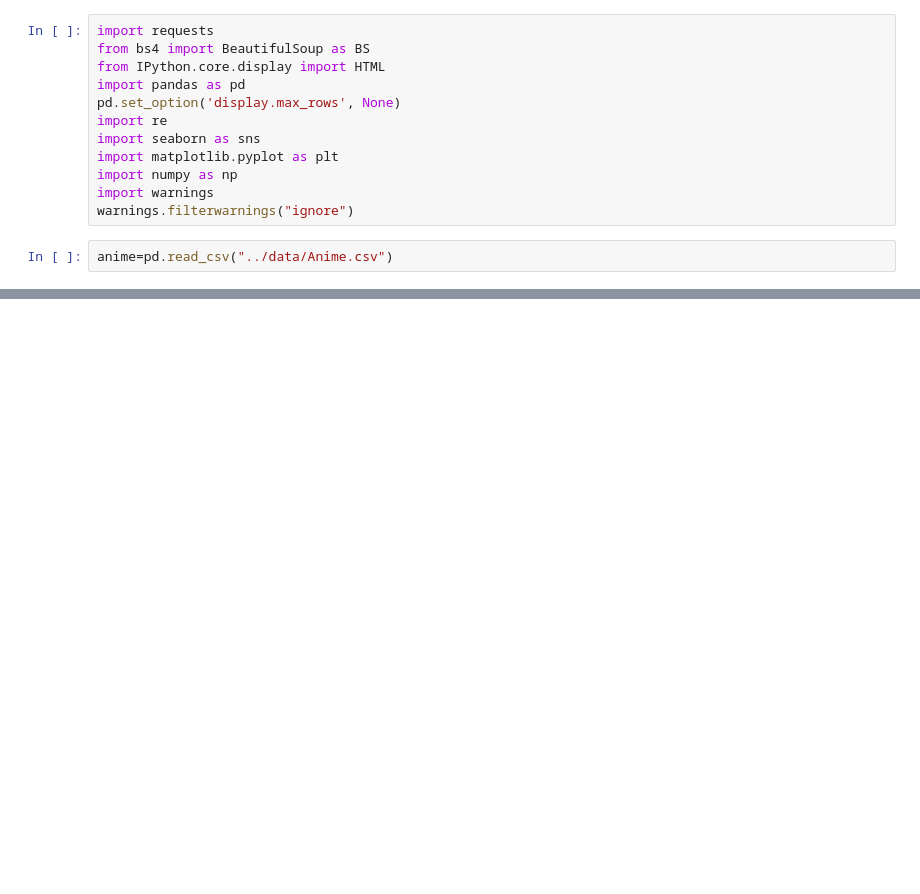
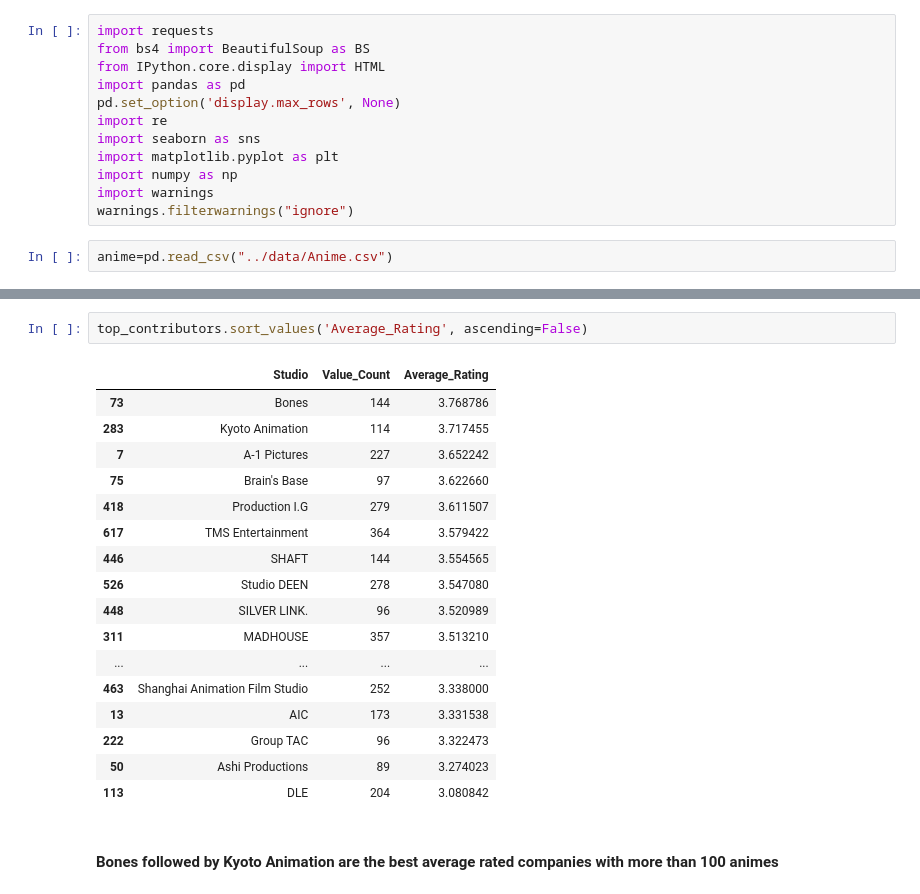
Before and after one commit to Cuiweiyi/manhua, a Jupyter notebook: notebook/Anime_of_2022.ipynb, the cells around one changed output, grey strips where cells are left out. Drawn from its saved outputs; the diff is of its cells as text; blank space fills up the shorter version.

```diff
--- a/notebook/Anime_of_2022.ipynb
+++ b/notebook/Anime_of_2022.ipynb
@@ -23,0 +98,22 @@ anime.head()
+# %%
+top_contributors.sort_values('Average_Rating', ascending=False)
+# %% [output]
+|  | Studio | Value_Count | Average_Rating |
+| 73 | Bones | 144 | 3.768786 |
+| 283 | Kyoto Animation | 114 | 3.717455 |
+| 7 | A-1 Pictures | 227 | 3.652242 |
+| 75 | Brain's Base | 97 | 3.622660 |
+| 418 | Production I.G | 279 | 3.611507 |
+| 617 | TMS Entertainment | 364 | 3.579422 |
+| 446 | SHAFT | 144 | 3.554565 |
+| 526 | Studio DEEN | 278 | 3.547080 |
+| 448 | SILVER LINK. | 96 | 3.520989 |
+| 311 | MADHOUSE | 357 | 3.513210 |
+| ... | ... | ... | ... |
+| 463 | Shanghai Animation Film Studio | 252 | 3.338000 |
+| 13 | AIC | 173 | 3.331538 |
+| 222 | Group TAC | 96 | 3.322473 |
+| 50 | Ashi Productions | 89 | 3.274023 |
+| 113 | DLE | 204 | 3.080842 |
+# %% [markdown]
+#### Bones followed by Kyoto Animation are the best average rated companies with more than 100 animes
```
Also changed, not shown: parts of 12 cells of this notebook.
